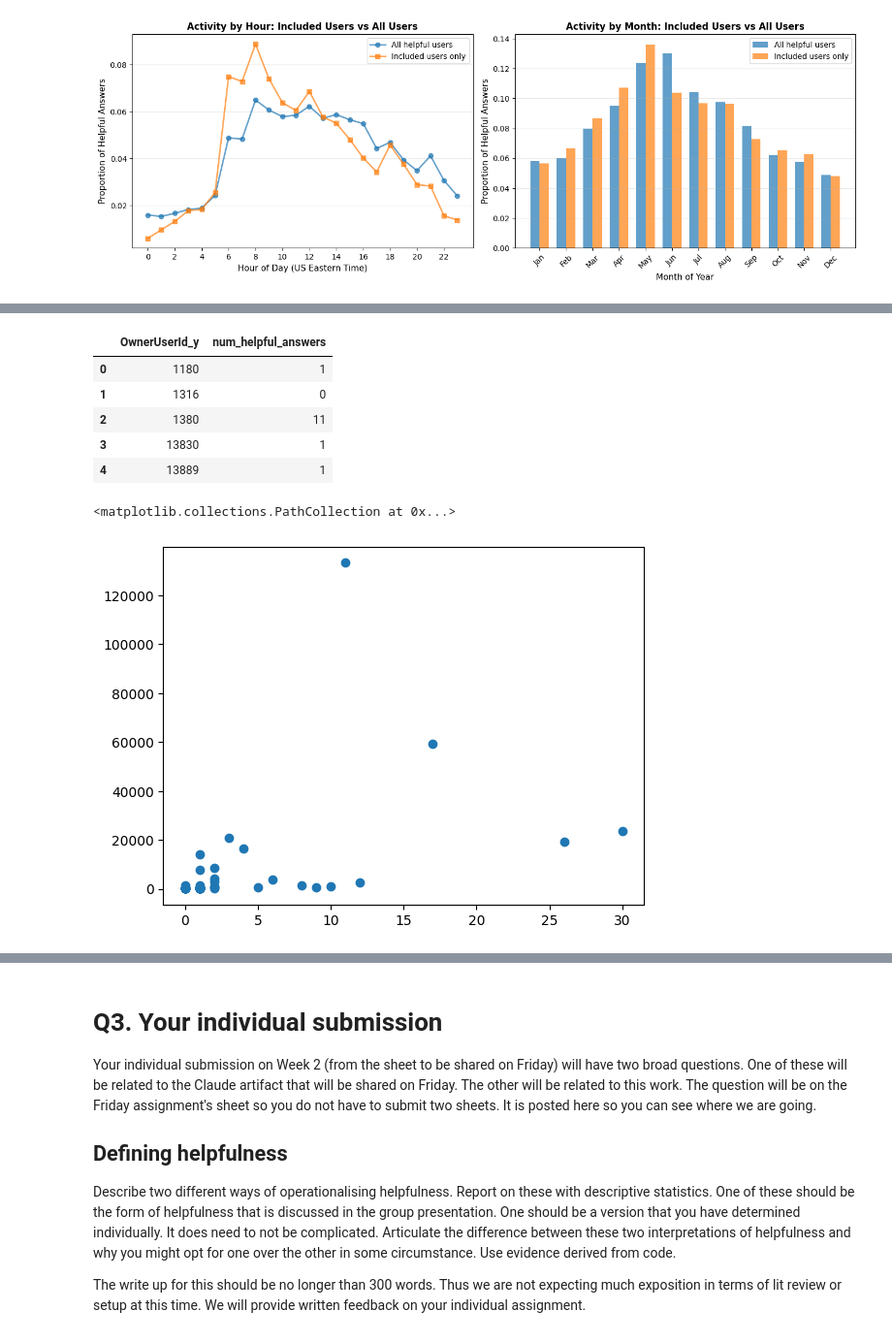
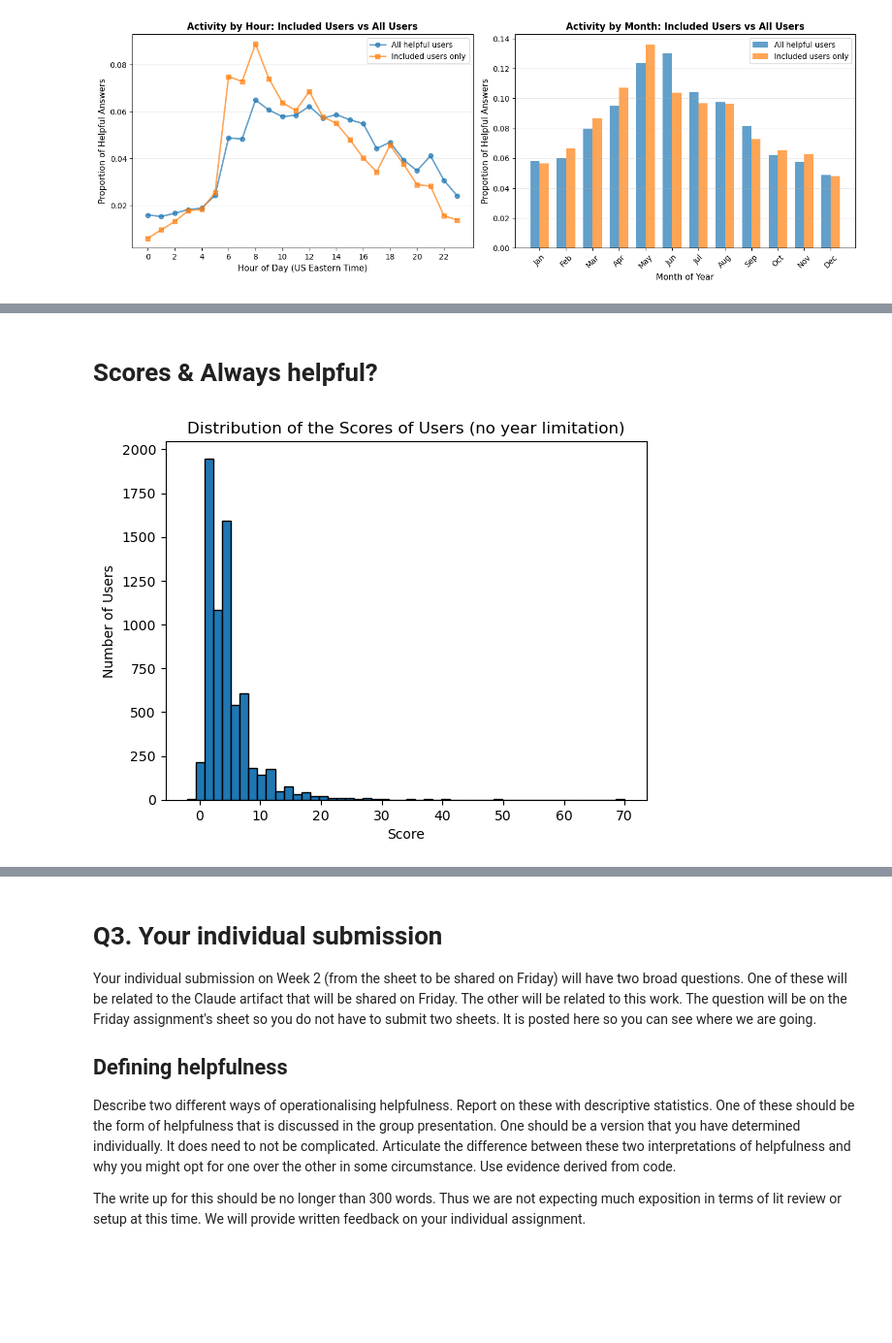
Before and after one commit to isaacbacker/GroupPres_SDS, a Jupyter notebook: Notebooks/fsds25_ex_wk01d02.ipynb, the cells around one changed output, grey strips where cells are left out. Shown at 97% size. Saved outputs shown, nothing was run; the diff lists cells and outputs as text; code cells hidden in the pictures; blank space fills up the shorter version.

```diff
--- a/Notebooks/fsds25_ex_wk01d02.ipynb
+++ b/Notebooks/fsds25_ex_wk01d02.ipynb
@@ -621,11 +537,0 @@ memory usage: 3.1+ MB
-# %%
-last_year = question_df[(question_df['month'] >= '2023-03-01') & (question_df['month'] <= '2024-03-01')]
-last_year = last_year.groupby(['OwnerUserId_y'])['is_helpful'].sum().reset_index().rename(columns={'is_helpful': 'num_helpful_answers'})
-last_year.head()
-# %% [output]
-|  | OwnerUserId_y | num_helpful_answers |
-| 0 | 1180 | 1 |
-| 1 | 1316 | 0 |
-| 2 | 1380 | 11 |
-| 3 | 13830 | 1 |
-| 4 | 13889 | 1 |
@@ -634,5 +538,18 @@ question_user = pd.merge(left=last_year, right=user_df, how='left', left_on='Own
-# %%
-plt.scatter(question_user['num_helpful_answers'], question_user['Reputation'])
-# %% [output]
-<matplotlib.collections.PathCollection at 0x...>
-[figure, removed]
+# %% [markdown]
+# Scores & Always helpful?
+# %%
+user_score = question_df[question_df['is_helpful']][["Score_y", "Id_y","accepted_answer_delay","OwnerUserId_y","CreationDate_y"]]
+user_score['CreationDate_y'] = pd.to_datetime(user_score['CreationDate_y'])
+user_score['month'] = user_score['CreationDate_y'].dt.to_period('M')
+user_score['year'] = user_score['CreationDate_y'].dt.year
+# %%
+import matplotlib.pyplot as plt
+plt.hist(user_score["Score_y"], bins=50, edgecolor='black')
+
+plt.title('Distribution of the Scores of Users (no year limitation)')
+plt.xlabel('Score')
+plt.ylabel('Number of Users')
+
+plt.show()
+# %% [output]
+[figure, added]
```
Also changed, not shown: parts of 26 cells of this notebook.
